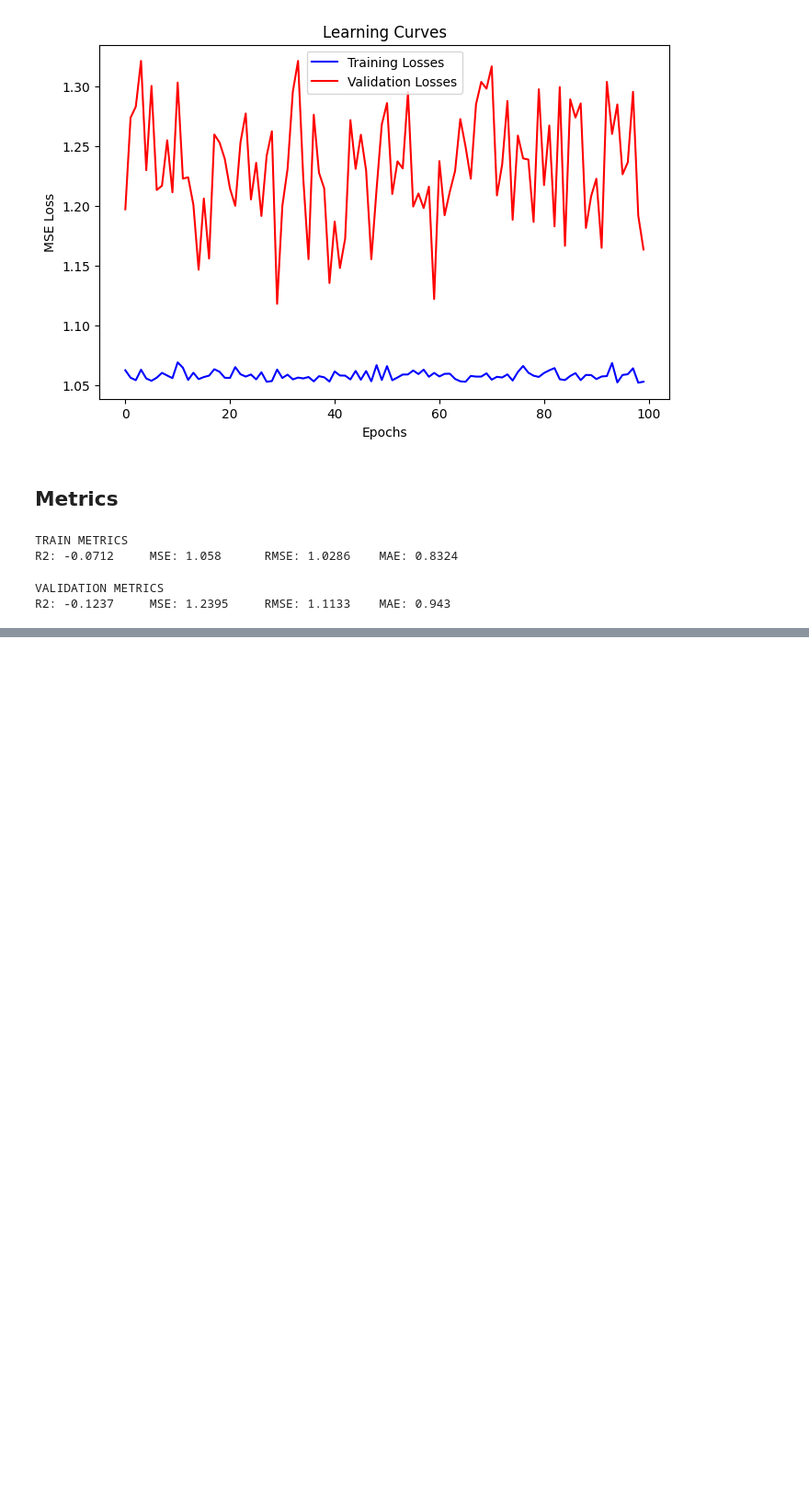
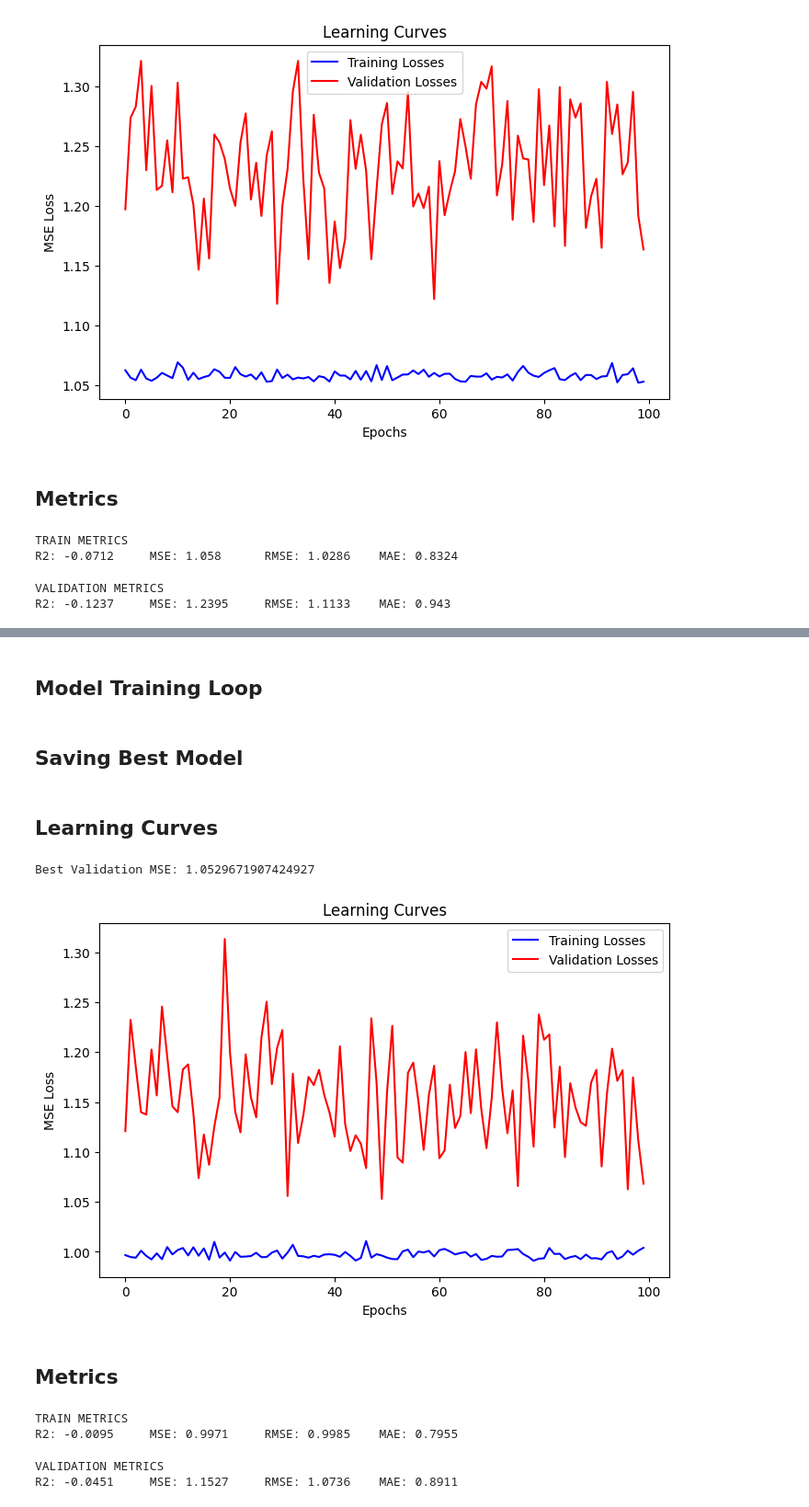
Before and after one commit to Watts-Lab/team_comm_tools, a Jupyter notebook: feature_engine/testing/ipython_notebooks/feature_bagging_nn.ipynb, the cells around one changed output, grey strips where cells are left out. Shown at 92% size. Drawn from its saved outputs; the diff is of its cells as text; code cells hidden in the pictures; blank space fills up the shorter version.

Commit message:
Adding code and models for sparsely connected neural network v2

```diff
--- a/feature_engine/testing/ipython_notebooks/feature_bagging_nn.ipynb
+++ b/feature_engine/testing/ipython_notebooks/feature_bagging_nn.ipynb
@@ -539,0 +589,10 @@ R2: -0.1237     MSE: 1.2395     RMSE: 1.1133    MAE: 0.943
+# %%
+X_train_subset = X_train.loc[:, feature_subset]
+X_val_subset = X_val.loc[:, feature_subset]
+X_test_subset = X_test.loc[:, feature_subset]
+
+train_dataset_subset = CSOPDataset(X=X_train_subset.to_numpy(), y=y_train.to_numpy())
+val_dataset_subset = CSOPDataset(X=X_val_subset.to_numpy(), y=y_val.to_numpy())
+
+train_dataloader_subset = DataLoader(dataset=train_dataset_subset, batch_size=64, shuffle=True)
+val_dataloader_subset = DataLoader(dataset=val_dataset_subset, batch_size=64, shuffle=True)
@@ -539,0 +601,14 @@ R2: -0.1237     MSE: 1.2395     RMSE: 1.1133    MAE: 0.943
+# %%
+class CSOPSparselyConnectedNNV2(nn.Module):
+    def __init__(self, num_input_features, *args, **kwargs) -> None:
+        super().__init__(*args, **kwargs)
+        self.net = nn.Sequential(
+            nn.Linear(in_features=num_input_features, out_features=15),
+            nn.ReLU(),
+            nn.Linear(in_features=15, out_features=1)
+        )
+
+    def forward(self, X):
+        return self.net(X)
+# %%
+sparsely_connected_nn_v2 = CSOPSparselyConnectedNNV2(num_input_features=X_train_subset.shape[1])
@@ -539,0 +620,11 @@ R2: -0.1237     MSE: 1.2395     RMSE: 1.1133    MAE: 0.943
+# %%
+loss_fn = nn.MSELoss()
+learning_rate = 0.0001
+optimizer = Adam(params=fully_connected_nn.parameters(), lr=learning_rate)
+max_epochs = 100
+
+best_mse = float('inf')
+best_weights = None
+train_losses, val_losses = [], []
+# %% [markdown]
+## Model Training Loop
@@ -539,0 +676,2 @@ R2: -0.1237     MSE: 1.2395     RMSE: 1.1133    MAE: 0.943
+# %% [markdown]
+## Saving Best Model
@@ -539,0 +682,15 @@ R2: -0.1237     MSE: 1.2395     RMSE: 1.1133    MAE: 0.943
+# %% [markdown]
+## Learning Curves
+# %%
+print(f'Best Validation MSE: {best_mse}')
+fig, ax = plt.subplots(figsize=(8, 5))
+ax.plot(train_losses, color='blue', label='Training Losses')
+ax.plot(val_losses, color='red', label='Validation Losses')
+ax.legend()
+ax.set(xlabel='Epochs', ylabel='MSE Loss', title='Learning Curves')
+plt.show()
+# %% [output]
+Best Validation MSE: 1.0529671907424927
+[figure, added]
+# %% [markdown]
+## Metrics
@@ -539,0 +700,10 @@ R2: -0.1237     MSE: 1.2395     RMSE: 1.1133    MAE: 0.943
+# %%
+calc_nn_metrics(y_true=y_train, y_pred=train_preds, type='TRAIN')
+# %% [output]
+TRAIN METRICS
+R2: -0.0095     MSE: 0.9971     RMSE: 0.9985    MAE: 0.7955
+# %%
+calc_nn_metrics(y_true=y_val, y_pred=val_preds, type='VALIDATION')
+# %% [output]
+VALIDATION METRICS
+R2: -0.0451     MSE: 1.1527     RMSE: 1.0736    MAE: 0.8911
```
Also changed, not shown: parts of 16 cells of this notebook, 1 other file.
